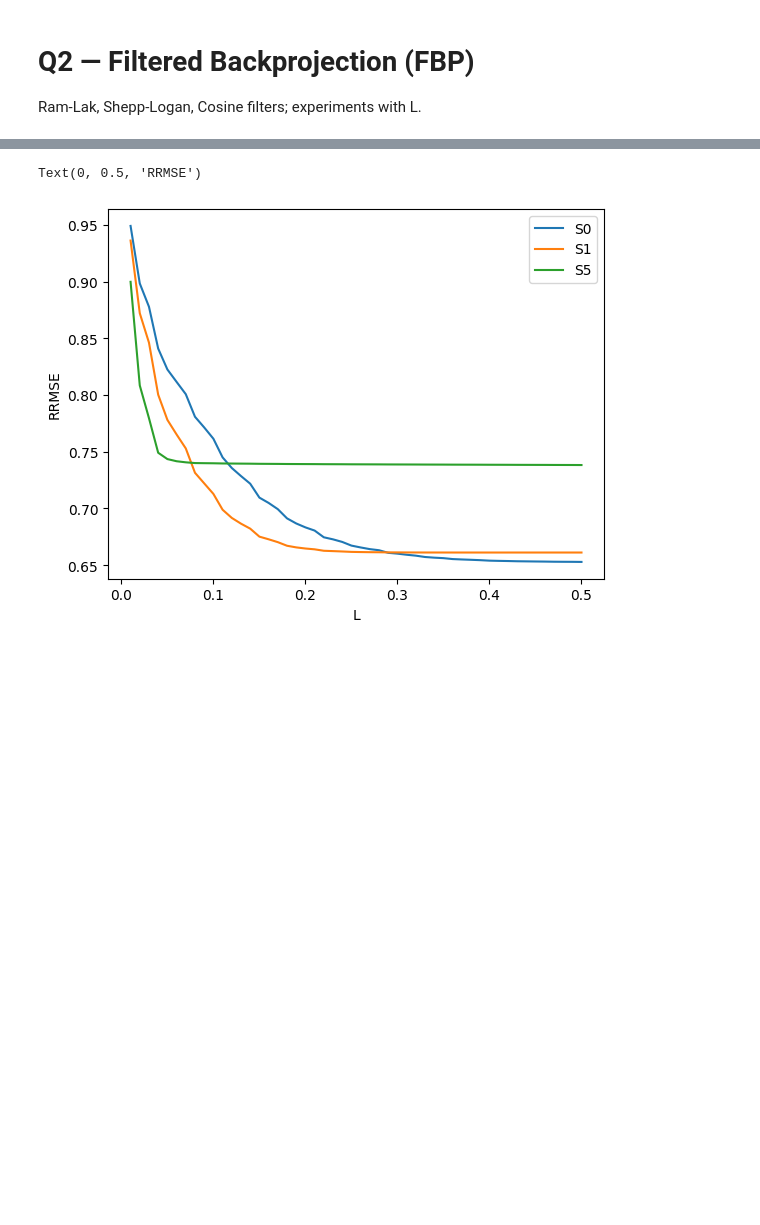
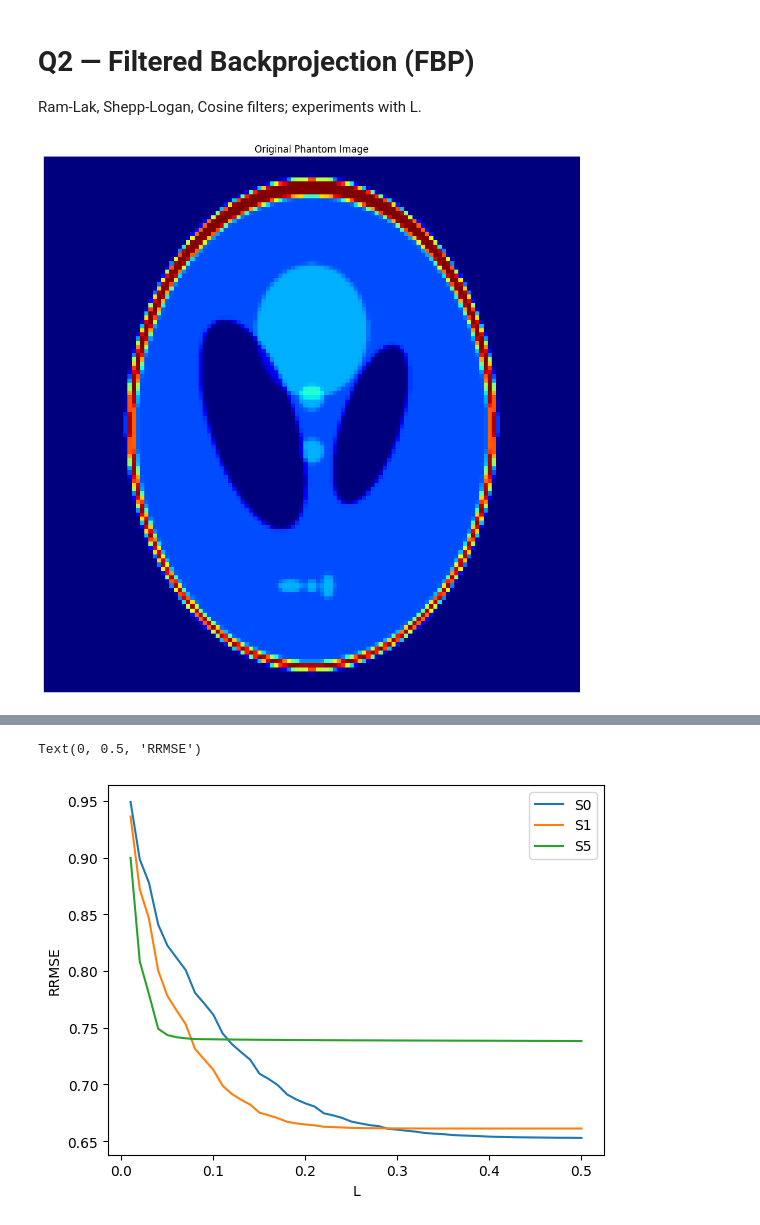
Before and after one commit to shivamchaubey100/Image_Reconstruction_mic, a Jupyter notebook: Q2_FBP.ipynb, the cells around one changed output, grey strips where cells are left out. Cells and saved outputs as stored; diff of their text form; code cells hidden in the pictures; blank space fills up the shorter version.

```diff
--- a/Q2_FBP.ipynb
+++ b/Q2_FBP.ipynb
@@ -39,4 +39,12 @@ for filt in filters:
         fproj = myFilter(sinogram, filter_type=filt, L=L)
         reco = iradon(fproj, theta=theta, filter_name=None, circle=True)
         results[(filt, L)] = reco
+# %%
+fig, ax = plt.subplots(figsize=(10,10))
+ax.imshow(phantom, cmap='jet')
+ax.set_title('Original Phantom Image')
+ax.axis('off')
+plt.tight_layout()
+# %% [output]
+[figure, added]
 # %%
```
Also changed, not shown: parts of 3 cells of this notebook, 1 other file.
